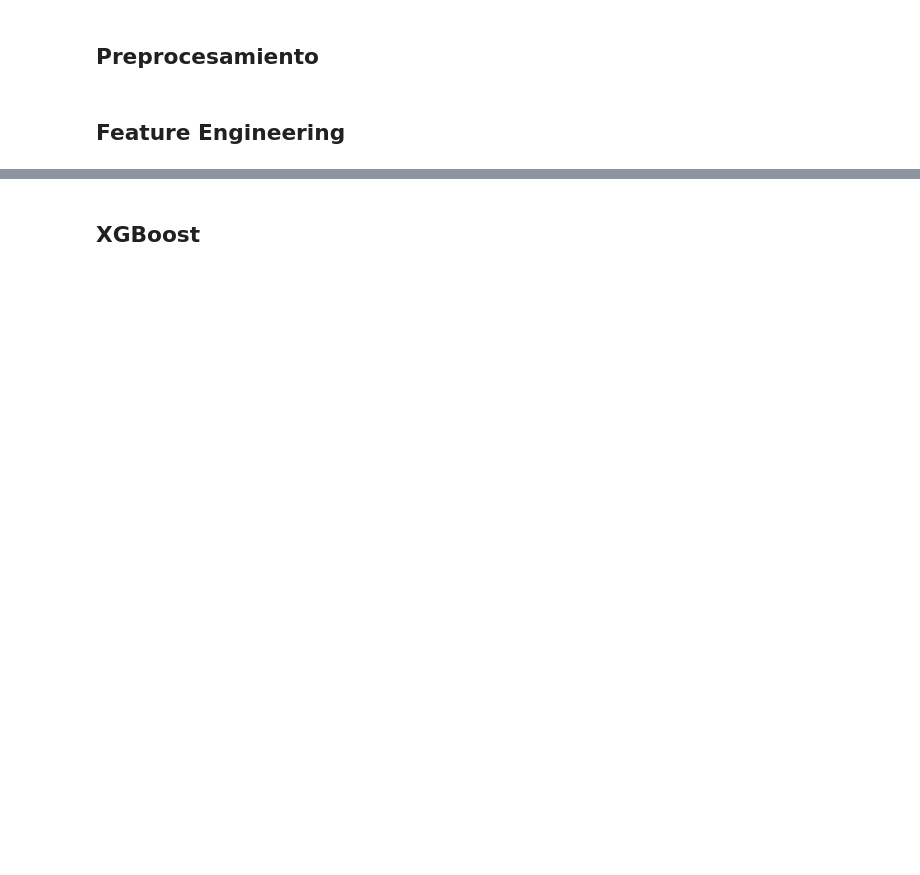
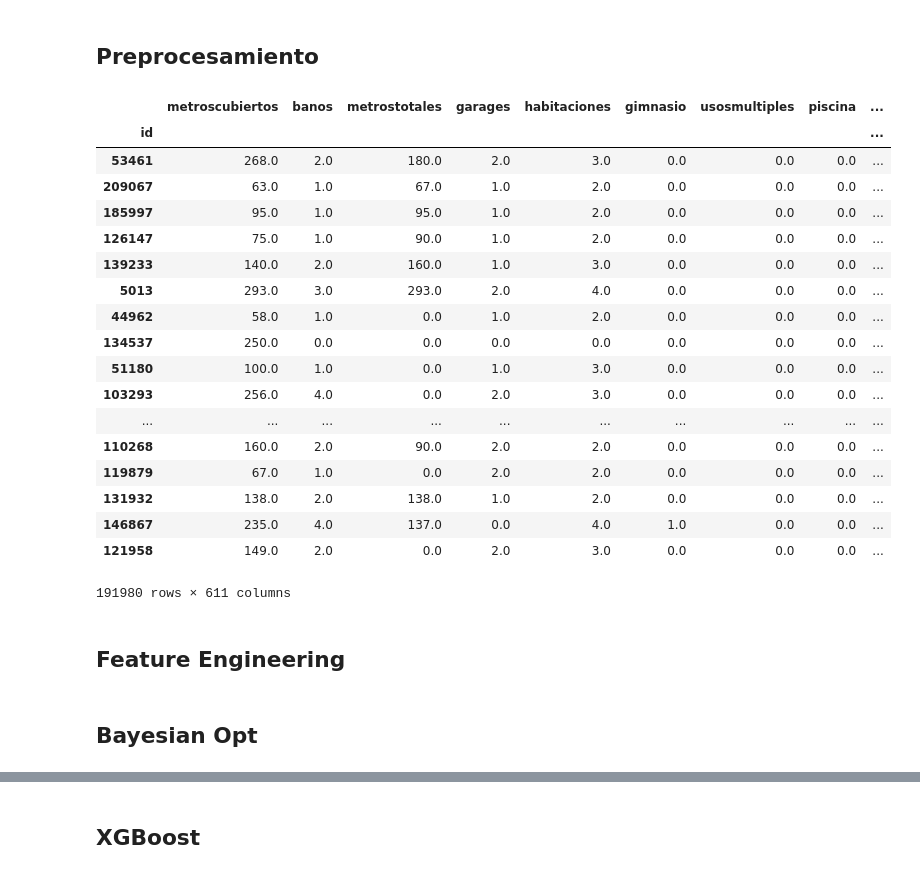
Before and after one commit to lautarofritz/TP2-Orga-de-Datos, a Jupyter notebook: TP2 Orga de Datos.ipynb, the cells around one changed output, grey strips where cells are left out. Drawn from its saved outputs; the diff is of its cells as text; code cells hidden in the pictures; blank space fills up the shorter version.

```diff
--- a/TP2 Orga de Datos.ipynb
+++ b/TP2 Orga de Datos.ipynb
@@ -28,0 +45,37 @@ test = test.loc[:,['metroscubiertos', 'banos', 'metrostotales', 'garages', 'habi
+# %%
+def zonas(self):
+    lista = []
+    for i in range (0, 200):
+        lista.append('col_' + str(i))
+
+    return lista
+# %%
+ids_zonas = ids_zonas[zonas]
+# %%
+ids_zonas = ids_zonas.reset_index().rename(columns={'index':'id'})
+train = train.reset_index()
+# %%
+train = pd.merge(train, ids_zonas, on='id', how='inner')
+#fin encoding
+# %%
+train
+# %% [output]
+|  | metroscubiertos | banos | metrostotales | garages | habitaciones | gimnasio | usosmultiples | piscina | ... |
+| id |  |  |  |  |  |  |  |  | ... |
+| 53461 | 268.0 | 2.0 | 180.0 | 2.0 | 3.0 | 0.0 | 0.0 | 0.0 | ... |
+| 209067 | 63.0 | 1.0 | 67.0 | 1.0 | 2.0 | 0.0 | 0.0 | 0.0 | ... |
+| 185997 | 95.0 | 1.0 | 95.0 | 1.0 | 2.0 | 0.0 | 0.0 | 0.0 | ... |
+| 126147 | 75.0 | 1.0 | 90.0 | 1.0 | 2.0 | 0.0 | 0.0 | 0.0 | ... |
+| 139233 | 140.0 | 2.0 | 160.0 | 1.0 | 3.0 | 0.0 | 0.0 | 0.0 | ... |
+| 5013 | 293.0 | 3.0 | 293.0 | 2.0 | 4.0 | 0.0 | 0.0 | 0.0 | ... |
+| 44962 | 58.0 | 1.0 | 0.0 | 1.0 | 2.0 | 0.0 | 0.0 | 0.0 | ... |
+| 134537 | 250.0 | 0.0 | 0.0 | 0.0 | 0.0 | 0.0 | 0.0 | 0.0 | ... |
+| 51180 | 100.0 | 1.0 | 0.0 | 1.0 | 3.0 | 0.0 | 0.0 | 0.0 | ... |
+| 103293 | 256.0 | 4.0 | 0.0 | 2.0 | 3.0 | 0.0 | 0.0 | 0.0 | ... |
+| ... | ... | ... | ... | ... | ... | ... | ... | ... | ... |
+| 110268 | 160.0 | 2.0 | 90.0 | 2.0 | 2.0 | 0.0 | 0.0 | 0.0 | ... |
+| 119879 | 67.0 | 1.0 | 0.0 | 2.0 | 2.0 | 0.0 | 0.0 | 0.0 | ... |
+| 131932 | 138.0 | 2.0 | 138.0 | 1.0 | 2.0 | 0.0 | 0.0 | 0.0 | ... |
+| 146867 | 235.0 | 4.0 | 137.0 | 0.0 | 4.0 | 1.0 | 0.0 | 0.0 | ... |
+| 121958 | 149.0 | 2.0 | 0.0 | 2.0 | 3.0 | 0.0 | 0.0 | 0.0 | ... |
+191980 rows × 611 columns
@@ -34 +107,3 @@ test['cant_amenities'] = test['usosmultiples'] + test['piscina'] + test['gimnasi
+# %% [markdown]
+## Bayesian Opt
 # %%
```
Also changed, not shown: parts of 24 cells of this notebook.
